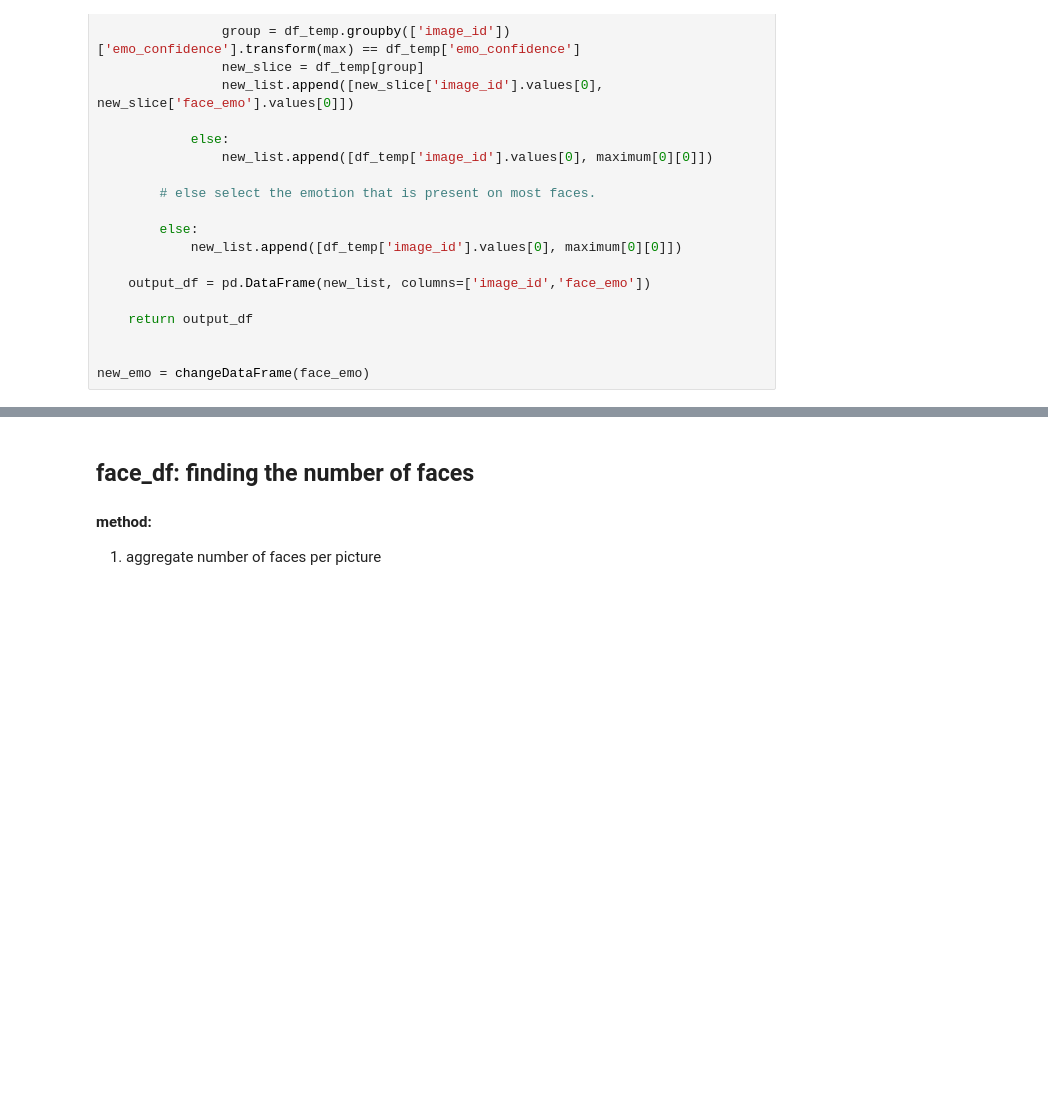
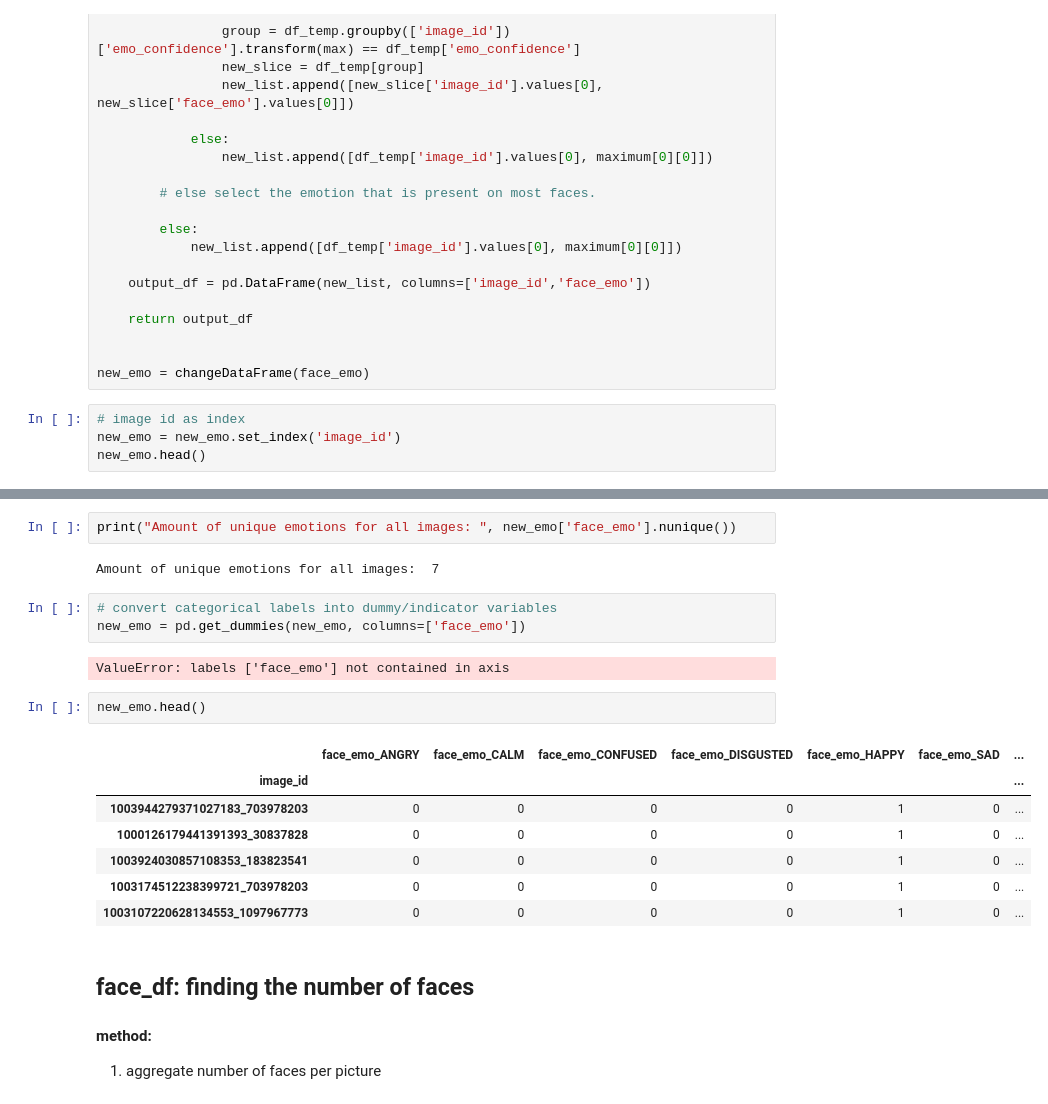
Before and after one commit to twvdb/assignment3-fundamentals-data-science, a Jupyter notebook: assignment3.ipynb, the cells around one changed output, grey strips where cells are left out. Saved outputs shown, nothing was run; the diff lists cells and outputs as text; blank space fills up the shorter version.

```diff
--- a/assignment3.ipynb
+++ b/assignment3.ipynb
@@ -229,3 +241,7 @@ def changeDataFrame(df):
 
 
 new_emo = changeDataFrame(face_emo)
+# %%
+# image id as index
+new_emo = new_emo.set_index('image_id')
+new_emo.head()
@@ -232,3 +279,22 @@ new_emo = changeDataFrame(face_emo)
+# %%
+print("Amount of unique emotions for all images: ", new_emo['face_emo'].nunique())
+# %% [output]
+Amount of unique emotions for all images:  7
+# %%
+# convert categorical labels into dummy/indicator variables
+new_emo = pd.get_dummies(new_emo, columns=['face_emo'])
+# %% [output]
+ValueError: labels ['face_emo'] not contained in axis
+# %%
+new_emo.head()
+# %% [output]
+|  | face_emo_ANGRY | face_emo_CALM | face_emo_CONFUSED | face_emo_DISGUSTED | face_emo_HAPPY | face_emo_SAD | ... |
+| image_id |  |  |  |  |  |  | ... |
+| 1003944279371027183_703978203 | 0 | 0 | 0 | 0 | 1 | 0 | ... |
+| 1000126179441391393_30837828 | 0 | 0 | 0 | 0 | 1 | 0 | ... |
+| 1003924030857108353_183823541 | 0 | 0 | 0 | 0 | 1 | 0 | ... |
+| 1003174512238399721_703978203 | 0 | 0 | 0 | 0 | 1 | 0 | ... |
+| 1003107220628134553_1097967773 | 0 | 0 | 0 | 0 | 1 | 0 | ... |
 # %% [markdown]
 ## face_df: finding the number of faces
 
```
Also changed, not shown: parts of 29 cells of this notebook.
